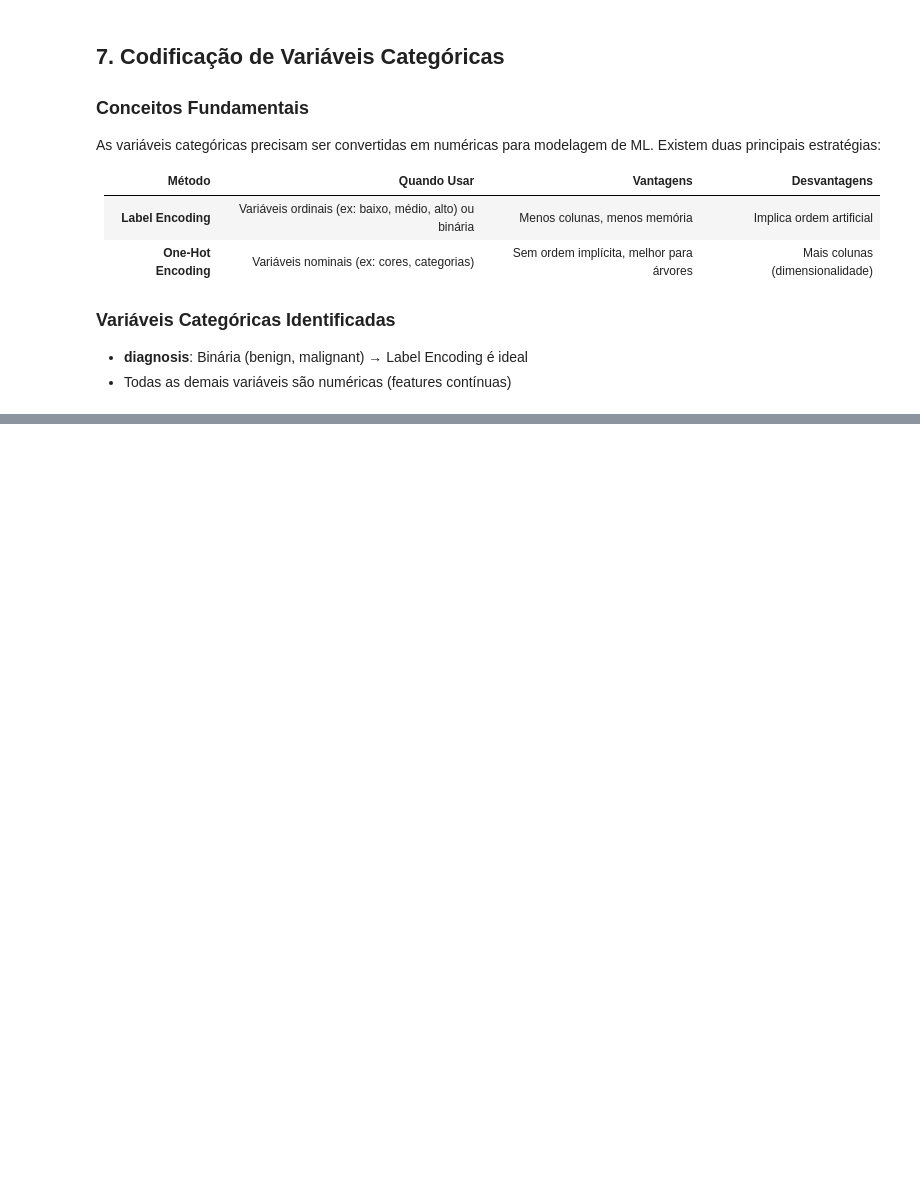
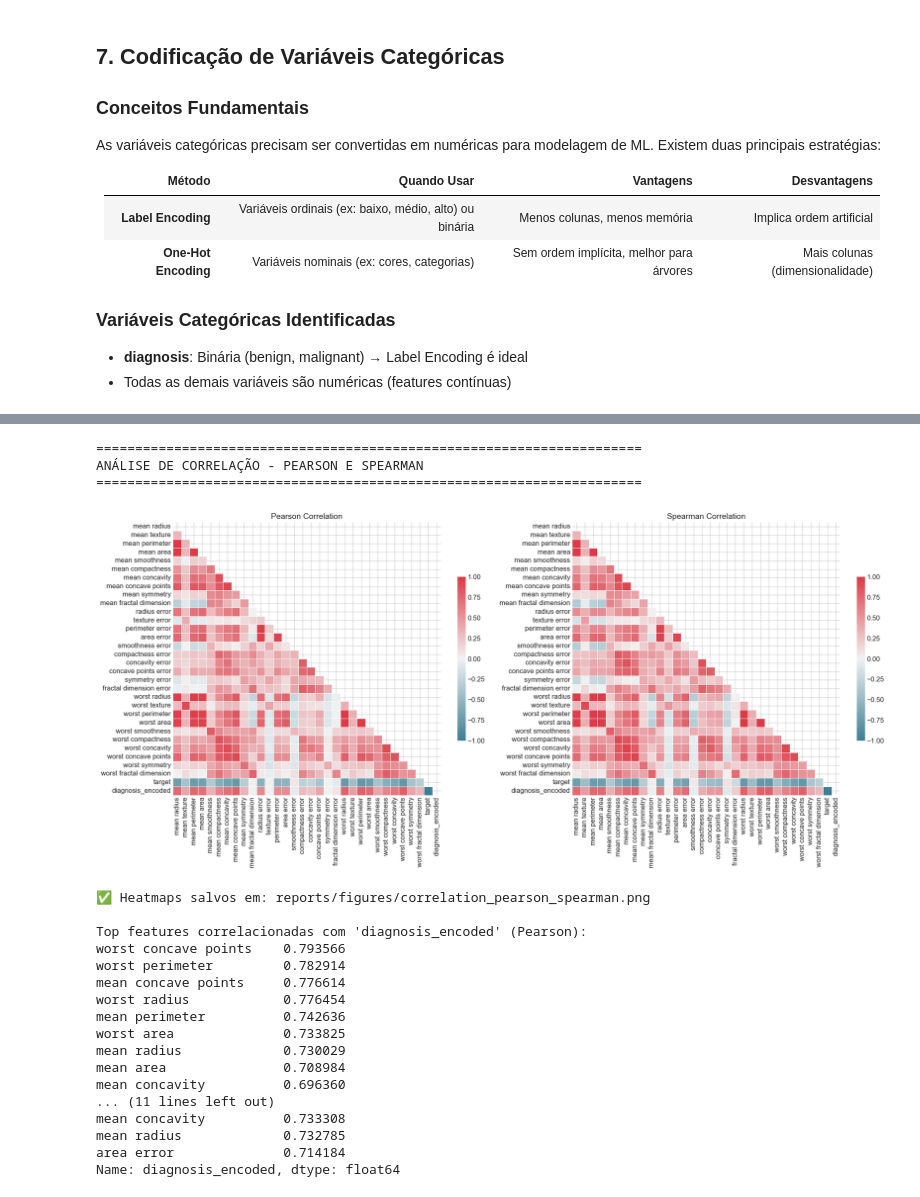
Before and after one commit to Vinny16044/tech-challenge-fase1, a Jupyter notebook: notebooks/breast-cancer-wisconsin/01_breast-cancer-wisconsin-data.ipynb, the cells around one changed output, grey strips where cells are left out. Saved outputs shown, nothing was run; the diff lists cells and outputs as text; code cells hidden in the pictures; blank space fills up the shorter version.

```diff
--- a/notebooks/breast-cancer-wisconsin/01_breast-cancer-wisconsin-data.ipynb
+++ b/notebooks/breast-cancer-wisconsin/01_breast-cancer-wisconsin-data.ipynb
@@ -1287,0 +1929,77 @@ See https://pandas.pydata.org/docs/user_guide/migration-3-strings.html#string-mi
+# %%
+# 5. ANÁLISE DE CORRELAÇÃO: PEARSON E SPEARMAN
+print("\n" + "="*70)
+print("ANÁLISE DE CORRELAÇÃO - PEARSON E SPEARMAN")
+print("="*70)
+
+# Selecionar apenas features numéricas (exclui target categórico)
+numeric_df = df_normalized.select_dtypes(include=[np.number]).copy()
+if 'diagnosis_encoded' in numeric_df.columns:
+    # manter diagnosis_encoded para ver correlação com target
+    pass
+
+# Calcular correlações
+pearson_corr = numeric_df.corr(method='pearson')
+spearman_corr = numeric_df.corr(method='spearman')
+
+# Plot side-by-side heatmaps
+import matplotlib.pyplot as plt
+import numpy as np
+import seaborn as sns
+
+fig, axes = plt.subplots(1, 2, figsize=(20, 9))
+
+# Common mask and cmap
+mask = np.triu(np.ones_like(pearson_corr, dtype=bool))
+cmap = sns.diverging_palette(220, 10, as_cmap=True)
+
+sns.heatmap(pearson_corr, mask=mask, cmap=cmap, vmax=1.0, vmin=-1.0,
+            center=0, square=False, linewidths=.5, cbar_kws={"shrink": .6},
+            ax=axes[0], annot=False)
+axes[0].set_title('Pearson Correlation', fontsize=14)
+
+mask2 = np.triu(np.ones_like(spearman_corr, dtype=bool))
+sns.heatmap(spearman_corr, mask=mask2, cmap=cmap, vmax=1.0, vmin=-1.0,
+            center=0, square=False, linewidths=.5, cbar_kws={"shrink": .6},
+            ax=axes[1], annot=False)
+axes[1].set_title('Spearman Correlation', fontsize=14)
+
+plt.tight_layout()
+plt.savefig('../../reports/figures/correlation_pearson_spearman.png', dpi=150, bbox_inches='tight')
+plt.show()
+
+print("\n✅ Heatmaps salvos em: reports/figures/correlation_pearson_spearman.png")
+
+# Expor top correlations com target (diagnosis_encoded) para revisão
+if 'diagnosis_encoded' in numeric_df.columns:
+    target_corr = pearson_corr['diagnosis_encoded'].drop('diagnosis_encoded').sort_values(ascending=False)
+    print("\nTop features correlacionadas com 'diagnosis_encoded' (Pearson):")
+    print(target_corr.head(10))
+
+    target_corr_s = spearman_corr['diagnosis_encoded'].drop('diagnosis_encoded').sort_values(ascending=False)
+    print("\nTop features correlacionadas com 'diagnosis_encoded' (Spearman):")
+    print(target_corr_s.head(10))
+else:
+    print("\nNota: 'diagnosis_encoded' não encontrada entre colunas numéricas.")
+# %% [output]
+======================================================================
+ANÁLISE DE CORRELAÇÃO - PEARSON E SPEARMAN
+======================================================================
+[figure, added]
+✅ Heatmaps salvos em: reports/figures/correlation_pearson_spearman.png
+
+Top features correlacionadas com 'diagnosis_encoded' (Pearson):
+worst concave points    0.793566
+worst perimeter         0.782914
+mean concave points     0.776614
+worst radius            0.776454
+mean perimeter          0.742636
+worst area              0.733825
+mean radius             0.730029
+mean area               0.708984
+mean concavity          0.696360
+... (11 lines left out)
+mean concavity          0.733308
+mean radius             0.732785
+area error              0.714184
+Name: diagnosis_encoded, dtype: float64
```
Also changed, not shown: parts of 15 cells of this notebook, 5 other files.
